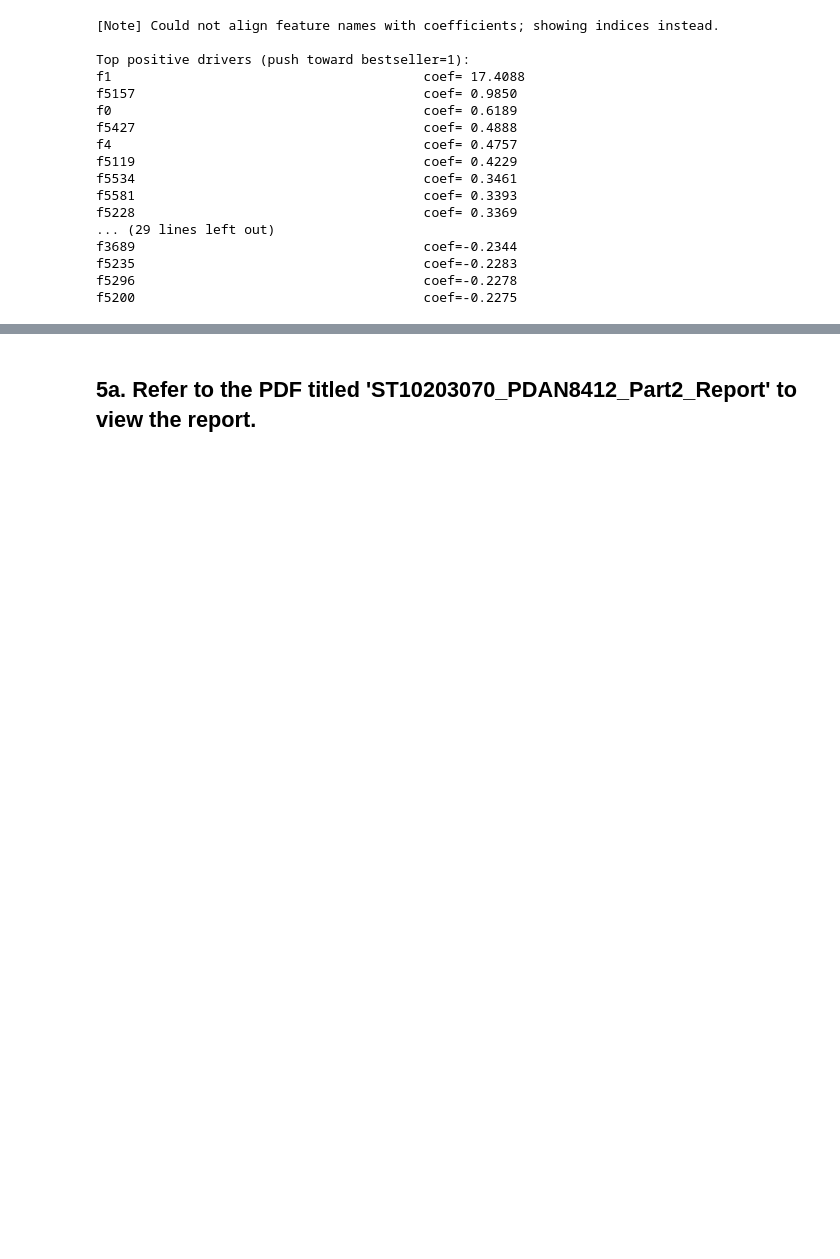
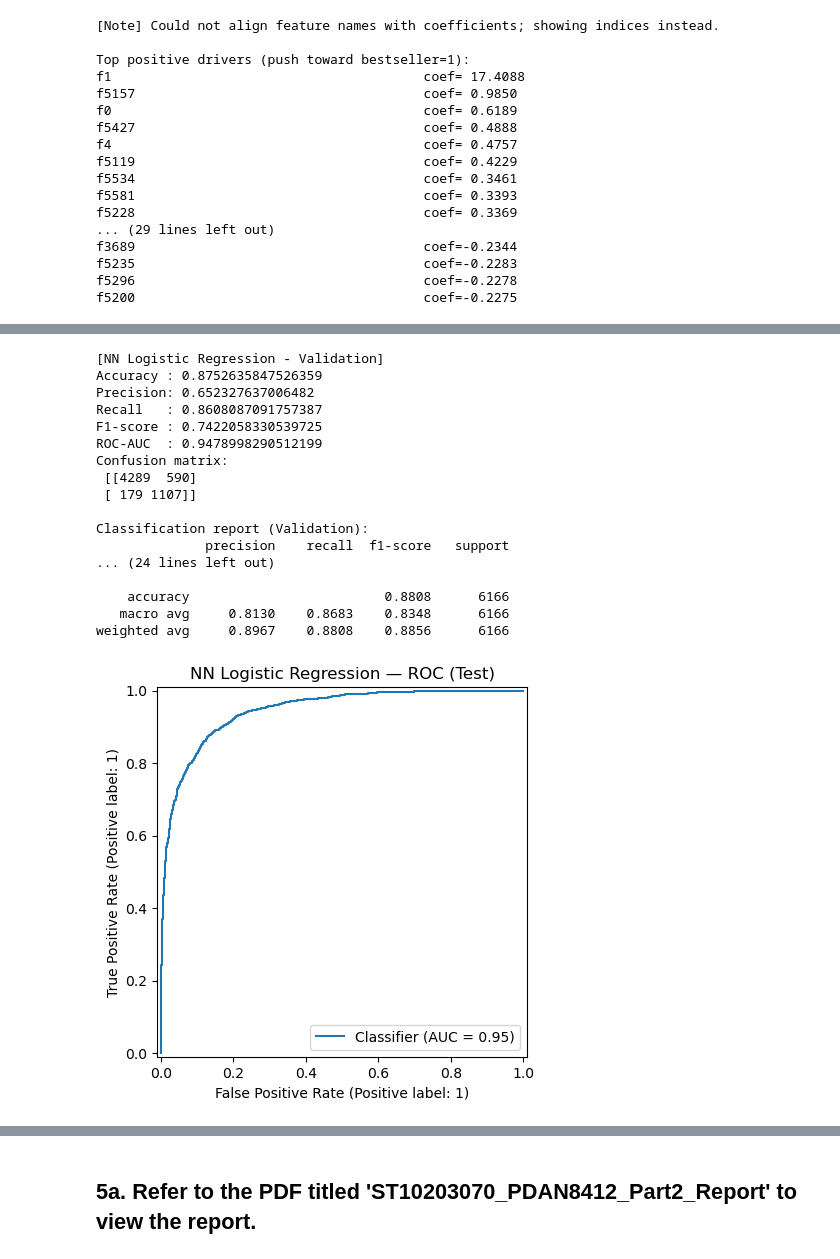
Before and after one commit to VCCT-PDAN8412-2025/ST10203070_PDAN8412_POE, a Jupyter notebook: ST10203070_PDAN8412_Part2.ipynb, the cells around one changed output, grey strips where cells are left out. Drawn from its saved outputs; the diff is of its cells as text; code cells hidden in the pictures; blank space fills up the shorter version.

```diff
--- a/ST10203070_PDAN8412_Part2.ipynb
+++ b/ST10203070_PDAN8412_Part2.ipynb
@@ -423,7 +422,10 @@ from sklearn.impute import SimpleImputer
 from sklearn.feature_extraction.text import TfidfVectorizer
 from sklearn.utils.class_weight import compute_class_weight
 
-# Pull to pandas
+# Use the prepared Spark DataFrame from the top prep cell
+df = books_df_prepared
+
+# Pull only the columns we need into pandas
 use_cols = [
     "title","author","language","rating","numRatings","likedPercent",
     "bbeScore","bbeVotes","price","genres","publisher","bestseller"
@@ -460,9 +462,21 @@ def genres_to_text(s):
 
 pdf["genres_text"] = pdf["genres"].apply(genres_to_text)
 
+# Ensure text columns have strings
+pdf["title"] = pdf["title"].fillna("")
+pdf["genres_text"] = pdf["genres_text"].fillna("")
+
+# --- ensure clean binary target in pandas ---
+pdf["bestseller"] = pd.to_numeric(pdf["bestseller"], errors="coerce")
+# drop rows with missing target
+pdf = pdf.dropna(subset=["bestseller"])
+pdf["bestseller"] = pdf["bestseller"].astype(int)
+
+# sanity check
+print("Target distribution:", pdf["bestseller"].value_counts().to_dict())
+
 # Define features & target
 target = pdf["bestseller"].astype(int).values
-
 cat_cols   = ["language", "publisher", "author"]
 text_cols  = ["title", "genres_text"]
 num_cols   = ["rating","numRatings","likedPercent","bbeScore","bbeVotes","price"]
@@ -742,3 +852,64 @@ f5200                                     coef=-0.2275
+# %%
+# --- Helper for batched prediction on CSR ---
+def predict_proba_csr(model, X_csr, batch_size=1024):
+    probs = []
+    for start in range(0, X_csr.shape[0], batch_size):
+        end = min(start + batch_size, X_csr.shape[0])
+        Xb = X_csr[start:end].toarray()
+        probs.append(model.predict(Xb, verbose=0).ravel())
+    return np.concatenate(probs)
+
+# Validation metrics
+val_proba = predict_proba_csr(nn_lr, X_valid)
+val_pred  = (val_proba >= 0.5).astype(int)
+
+print("[NN Logistic Regression - Validation]")
+print("Accuracy :", accuracy_score(y_valid, val_pred))
+print("Precision:", precision_score(y_valid, val_pred))
+print("Recall   :", recall_score(y_valid, val_pred))
+print("F1-score :", f1_score(y_valid, val_pred))
+print("ROC-AUC  :", roc_auc_score(y_valid, val_proba))
+print("Confusion matrix:\n", confusion_matrix(y_valid, val_pred))
+print("\nClassification report (Validation):")
+print(classification_report(y_valid, val_pred, digits=4))
+
+# Test metrics
+test_proba = predict_proba_csr(nn_lr, X_test)
+test_pred  = (test_proba >= 0.5).astype(int)
+
+print("\n[NN Logistic Regression - Test]")
+print("Accuracy :", accuracy_score(y_test, test_pred))
+print("Precision:", precision_score(y_test, test_pred))
+print("Recall   :", recall_score(y_test, test_pred))
+print("F1-score :", f1_score(y_test, test_pred))
+print("ROC-AUC  :", roc_auc_score(y_test, test_proba))
+print("Confusion matrix:\n", confusion_matrix(y_test, test_pred))
+print("\nClassification report (Test):")
+print(classification_report(y_test, test_pred, digits=4))
+
+# ROC curve (Test)
+RocCurveDisplay.from_predictions(y_test, test_proba)
+plt.title("NN Logistic Regression — ROC (Test)")
+plt.show()
+# %% [output]
+[NN Logistic Regression - Validation]
+Accuracy : 0.8752635847526359
+Precision: 0.652327637006482
+Recall   : 0.8608087091757387
+F1-score : 0.7422058330539725
+ROC-AUC  : 0.9478998290512199
+Confusion matrix:
+ [[4289  590]
+ [ 179 1107]]
+
+Classification report (Validation):
+              precision    recall  f1-score   support
+... (24 lines left out)
+
+    accuracy                         0.8808      6166
+   macro avg     0.8130    0.8683    0.8348      6166
+weighted avg     0.8967    0.8808    0.8856      6166
+[figure, added]
 # %% [markdown]
 ## 4. Evaluate Model
 
```
Also changed, not shown: parts of 6 cells of this notebook, 2 other files.
